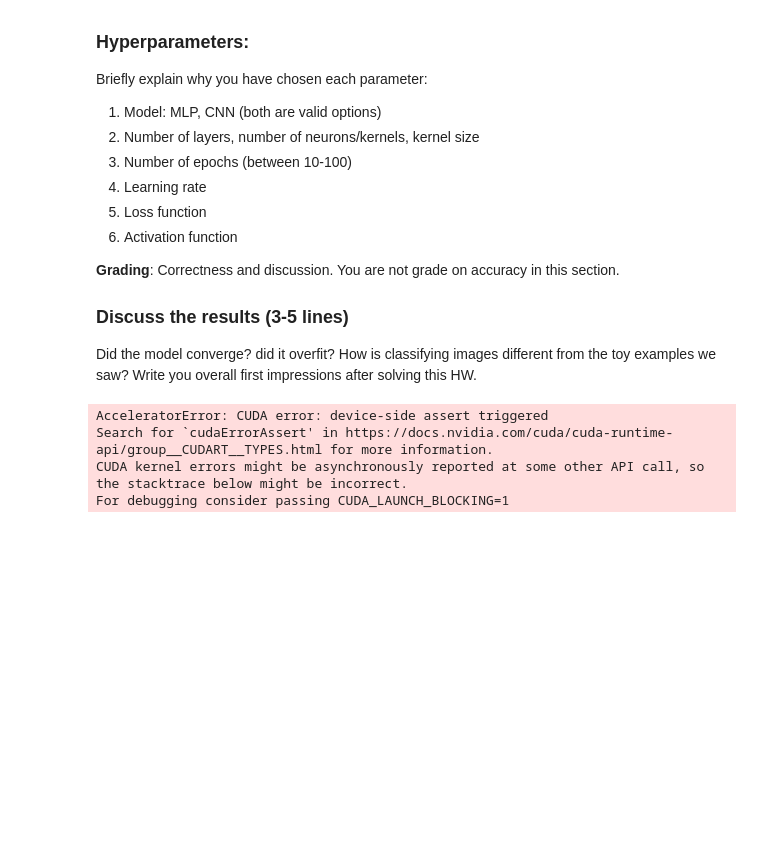
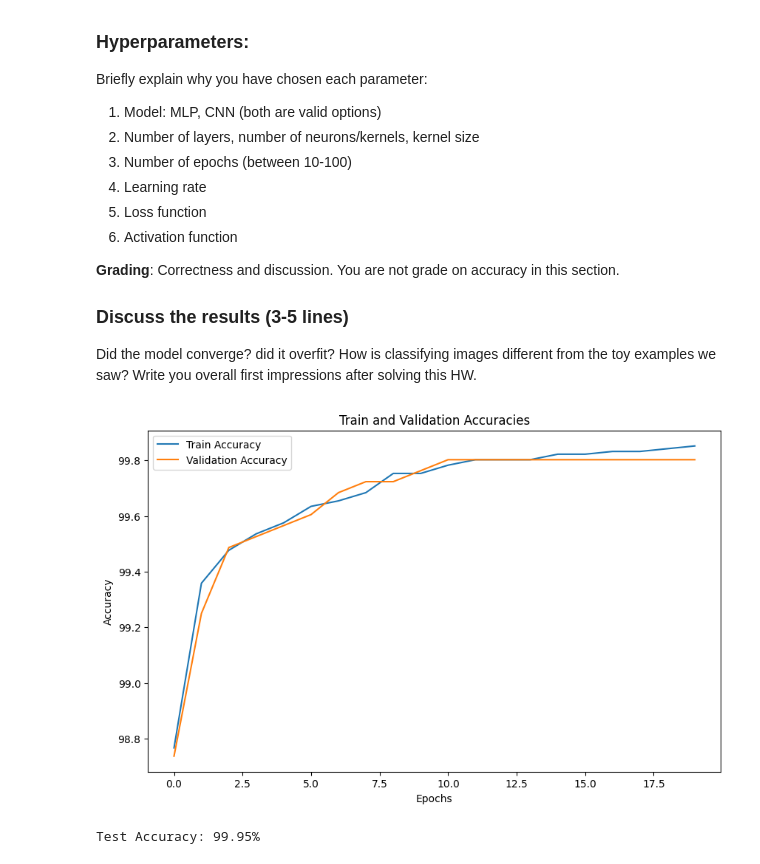
Before and after one commit to JonathanZmora/IntroToDeepLearning, a Jupyter notebook: DL_HW1_I.ipynb, the cells around one changed output. Saved outputs shown, nothing was run; the diff lists cells and outputs as text; code cells hidden in the pictures; blank space fills up the shorter version.

```diff
--- a/DL_HW1_I.ipynb
+++ b/DL_HW1_I.ipynb
@@ -898,10 +899,11 @@ def evaluate(model, loader):
         for inputs, labels in loader:
             inputs, labels = inputs.to(device), labels.to(device)
             outputs = model(inputs)
-            _, predicted = torch.max(outputs, 1)
+            _, predicted = torch.max(outputs.data, 1)
             total += labels.size(0)
             correct += (predicted == labels).sum().item()
-    return correct / total
+    acc = 100 * correct / total
+    return acc
 # %%
 ### Training function ###
 
@@ -945,22 +929,31 @@ def train(model, train_loader, val_loader, num_epochs, optimizer, criterion):
 
 
   return model, train_losses, val_losses, train_accuracies, val_accuracies
+# %%
+### Accuracy plotting function ###
+
+def plot_accuracy(train_accuracies, val_accuracies):
+  plt.figure(figsize=(10, 6))
+  plt.plot(train_accuracies, label='Train Accuracy')
+  plt.plot(val_accuracies, label='Validation Accuracy')
+  plt.xlabel('Epochs')
+  plt.ylabel('Accuracy')
+  plt.legend()
+  plt.title('Train and Validation Accuracies')
+  plt.show()
 # %%
+### Training the CNN model ###
+
 cnn_model = nn.Sequential(
-    nn.Conv2d(1, 32, kernel_size=3, padding=1),
-    nn.ReLU(),
-    nn.MaxPool2d(kernel_size=2),
-    nn.Conv2d(32, 64, kernel_size=3, padding=1),
+    nn.Conv2d(1, 2, kernel_size=3, padding=1),
     nn.ReLU(),
     nn.MaxPool2d(kernel_size=2),
     nn.Flatten(),
-    nn.Linear(64 * 7 * 7, 128),
-    nn.ReLU(),
-    nn.Linear(128, 2)
+    nn.Linear(2 * 14 * 14, 2),
 ).to(device)
 
-num_epochs = 100
-lr = 0.001
+num_epochs = 20
+lr = 0.0001
 
 criterion = nn.CrossEntropyLoss()
 optimizer = optim.Adam(cnn_model.parameters(), lr=lr)
@@ -968,8 +961,16 @@ optimizer = optim.Adam(cnn_model.parameters(), lr=lr)
 cnn_model, train_losses, val_losses, train_accuracies, val_accuracies = train(
     cnn_model, train_loader, val_loader, num_epochs, optimizer, criterion
 )
-# %% [output]
-AcceleratorError: CUDA error: device-side assert triggered
-Search for `cudaErrorAssert' in https://docs.nvidia.com/cuda/cuda-runtime-api/group__CUDART__TYPES.html for more information.
-CUDA kernel errors might be asynchronously reported at some other API call, so the stacktrace below might be incorrect.
-For debugging consider passing CUDA_LAUNCH_BLOCKING=1
+# %%
+### Plotting train and validation accuracies ###
+
+plot_accuracy(train_accuracies, val_accuracies)
+# %% [output]
+[figure, added]
+# %%
+### Test accuracy ###
+
+test_accuracy = evaluate(cnn_model, test_loader)
+print(f"Test Accuracy: {test_accuracy:.2f}%")
+# %% [output]
+Test Accuracy: 99.95%
```
Also changed, not shown: parts of 2 cells of this notebook.
